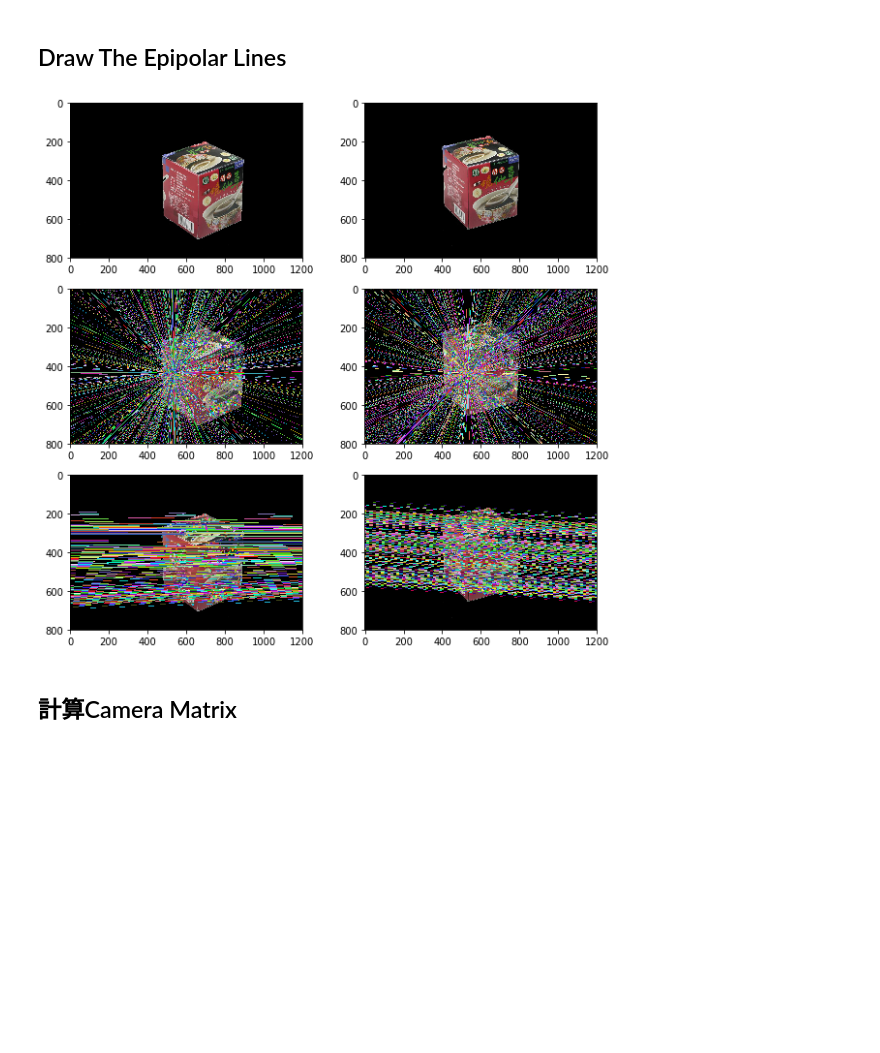
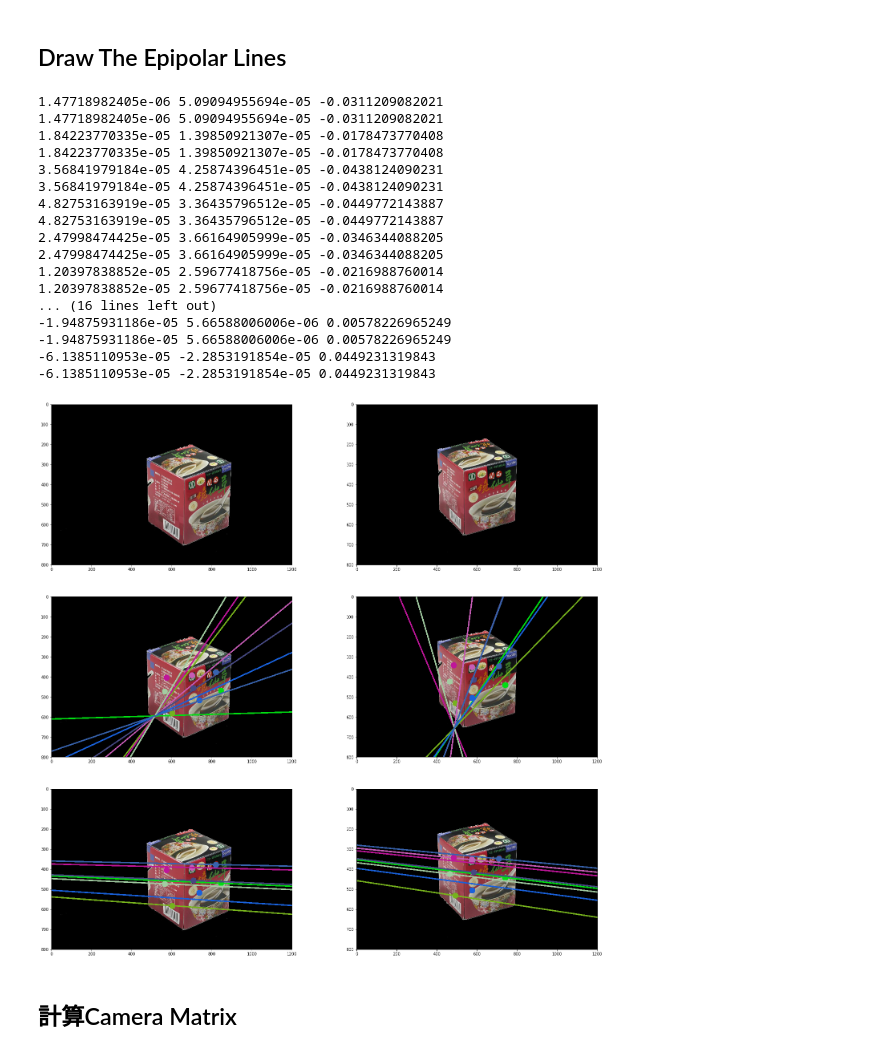
Before and after one commit to YuanSyun/CV-Structure-from-motion, a Jupyter notebook: HW4.ipynb, the cells around one changed output. Saved outputs shown, nothing was run; the diff lists cells and outputs as text; code cells hidden in the pictures; blank space fills up the shorter version.

Commit message:
[Debug] compute_correspond_epilines

```diff
--- a/HW4.ipynb
+++ b/HW4.ipynb
@@ -201,68 +238,95 @@ E by opencv
 # %%
 def compute_correspond_epilines(keypts, which_image, fundamental):
     '''
-       l = Fx'
-       l' = F^Tx
+        ref: https://github.com/opencv/opencv/blob/f5801ee7dac4114ac2995a5fd3866ac7775752f7/modules/calib3d/src/fundam.cpp#L836
+        l = Fx'
+        l' = F^Tx
     '''
     lines = np.zeros((len(keypts), 3))
 
     if (which_image == 2):
-        np.transpose(fundamental)
+        fundamental = np.transpose(fundamental)
 
     for i, p in enumerate(keypts):
         hp = np.array([p[0], p[1], 1])
+        hp = np.transpose(hp)
         l = np.dot(fundamental, hp)
-        a = l[0]
-        b = l[1]
+
+        a, b, c = l[0], l[1], l[2]
         check = a*a + b*b
-        if check != 1:
-            l = l / np.sqrt(check)
-        lines[i] = l
+        if check != 0:
+            check = np.sqrt(check)
+        else:
+            check = 1
+        lines[i] = np.array([a/check, b/check ,c/check])
+
     return lines
 
-def draw_epilines(img1, img2, lines, pts1, pts2):
+def draw_epilines(img1, img2, lines, pts1, pts2, colors):
     '''
         ref: https://docs.opencv.org/3.4.4/da/de9/tutorial_py_epipolar_geometry.html
         x0, y0 = (0, -b/c)
         x1, y1 = (w, -(aw+c)/b)
     '''
     imgA = np.copy(img1)
     imgB = np.copy(img2)
     h, w, _ = img1.shape
 
+    i=0
     for r,pt1, pt2 in zip(lines, pts1, pts2):
-        color = tuple(np.random.randint(0, 255, 3).tolist())
         x0, y0 = (0, int(-r[2]/r[1]))
         x1, y1 = (w, int(-(r[0]*w+r[2])/r[1]))
-        imgA = cv2.line(imgA, (x0, y0), (x1, y1), color, 1)
-        imgA = cv2.circle(imgA, (int(pt1[0]), int(pt1[1])), 5, color, -1)
-        imgB = cv2.circle(imgB, (int(pt2[0]), int(pt2[1])), 5, color, -1)
+        imgA = cv2.line(imgA, (x0, y0), (x1, y1), colors[i], 5)
+        imgA = cv2.circle(imgA, (int(pt1[0]), int(pt1[1])), 15, colors[i], -1)
+        imgB = cv2.circle(imgB, (int(pt2[0]), int(pt2[1])), 15, colors[i], -1)
+        i += 1
     return imgA, imgB
 
+colors = np.zeros((len(sampt1), 3))
+for i in range(len(sampt1)):
+    colors[i] = tuple(np.random.randint(0, 255, 3).tolist())
+
 # show image epilines
-lines1 = compute_correspond_epilines(imgpts2, 2, fundamentamat)
-img3, _ = draw_epilines(image1, image2, lines1, imgpts1, imgpts2)
-lines2 = compute_correspond_epilines(imgpts1, 1, fundamentamat)
-img4, _ = draw_epilines(image2, image1, lines2, imgpts2, imgpts1)
+lines1 = compute_correspond_epilines(sampt2, 2, fundamentamat)
+img3, _ = draw_epilines(image1, image2, lines1, sampt1, sampt2, colors)
+lines2 = compute_correspond_epilines(sampt1, 1, fundamentamat)
+img4, _ = draw_epilines(image2, image1, lines2, sampt2, sampt1, colors)
 
 # by opencv
-lines3 = cv2.computeCorrespondEpilines(imgpts2, 2, fundamentalmat_opencv)
+lines3 = cv2.computeCorrespondEpilines(sampt2, 2, fundamentalmat_opencv)
 lines3 = lines3.reshape(-1,3)
-img5, _ = draw_epilines(image1, image2, lines3, imgpts1, imgpts2)
-lines4 = cv2.computeCorrespondEpilines(imgpts1, 1, fundamentalmat_opencv)
+img5, _ = draw_epilines(image1, image2, lines3, sampt1, sampt2, colors)
+lines4 = cv2.computeCorrespondEpilines(sampt1, 1, fundamentalmat_opencv)
 lines4 = lines4.reshape(-1,3)
-img6, _ = draw_epilines(image2, image1, lines4, imgpts2, imgpts1)
+img6, _ = draw_epilines(image2, image1, lines4, sampt2, sampt1, colors)
 
-plt.figure(figsize=(10,10))
+plt.figure(figsize=(25,25))
 plt.subplot(321), plt.imshow(image1)
 plt.subplot(322), plt.imshow(image2)
 plt.subplot(323), plt.imshow(img3)
 plt.subplot(324), plt.imshow(img4)
 plt.subplot(325),plt.imshow(img5)
 plt.subplot(326),plt.imshow(img6)
 plt.show()
 # %% [output]
+1.47718982405e-06 5.09094955694e-05 -0.0311209082021
+1.47718982405e-06 5.09094955694e-05 -0.0311209082021
+1.84223770335e-05 1.39850921307e-05 -0.0178473770408
+1.84223770335e-05 1.39850921307e-05 -0.0178473770408
+3.56841979184e-05 4.25874396451e-05 -0.0438124090231
+3.56841979184e-05 4.25874396451e-05 -0.0438124090231
+4.82753163919e-05 3.36435796512e-05 -0.0449772143887
+4.82753163919e-05 3.36435796512e-05 -0.0449772143887
+2.47998474425e-05 3.66164905999e-05 -0.0346344088205
+2.47998474425e-05 3.66164905999e-05 -0.0346344088205
+1.20397838852e-05 2.59677418756e-05 -0.0216988760014
+1.20397838852e-05 2.59677418756e-05 -0.0216988760014
+... (16 lines left out)
+-1.94875931186e-05 5.66588006006e-06 0.00578226965249
+-1.94875931186e-05 5.66588006006e-06 0.00578226965249
+-6.1385110953e-05 -2.2853191854e-05 0.0449231319843
+-6.1385110953e-05 -2.2853191854e-05 0.0449231319843
-[figure, old version]
+[figure, new version]
 # %% [markdown]
 ## 計算Camera Matrix
 # %%
```
Also changed, not shown: parts of 5 cells of this notebook, 1 other file.
